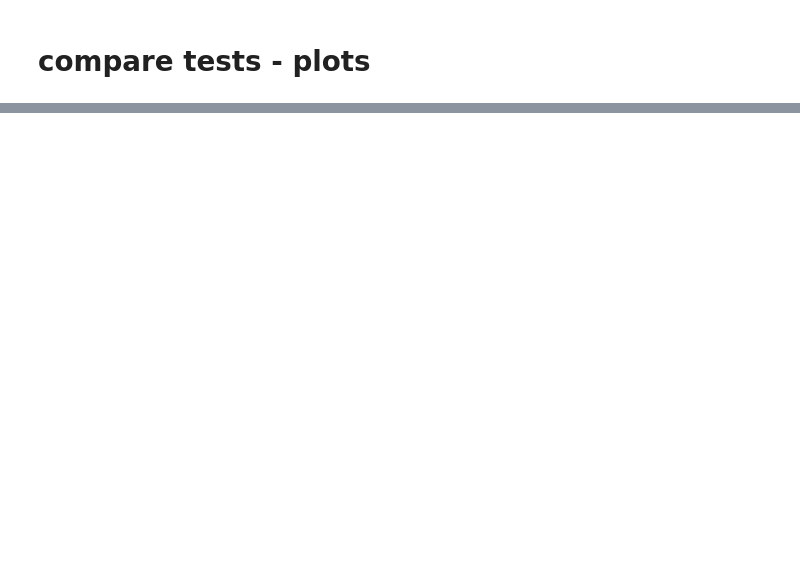
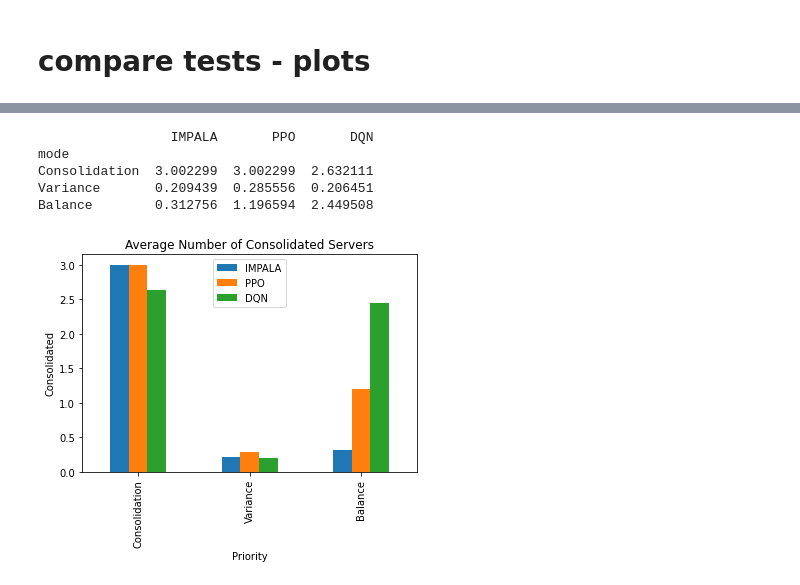
Before and after one commit to saeid93/smart-kube, a Jupyter notebook: experiments/analysis/analysis_test.ipynb, the cells around one changed output, grey strips where cells are left out. Saved outputs shown, nothing was run; the diff lists cells and outputs as text; code cells hidden in the pictures; blank space fills up the shorter version.

```diff
--- a/experiments/analysis/analysis_test.ipynb
+++ b/experiments/analysis/analysis_test.ipynb
@@ -1,6 +1,7 @@
 # %% [markdown]
 # Load the tests to compare
 # %%
+%matplotlib inline
 import os
 import sys
 import json
@@ -12,9 +13,9 @@ project_dir = globals()['_dh'][0]
 sys.path.append(os.path.normpath(os.path.join(project_dir, '..', '..')))
 
 from experiments.utils.constants import TESTS_RESULTS_PATH
-series = 1
+series = 13
 start_test = 0
-end_test = 3
+end_test = 12
 tests_ids = [i for i in range(start_test, end_test)]
 tests_names = [i for i in range(start_test, end_test)]
 
@@ -96,6 +98,9 @@ for test_id in range(start_test, end_test):
     reward_p_episodes_average = [episode['reward_p'].mean() for episode in tests[test_id]['episodes']]
     reward_p_test_average = sum(reward_p_episodes_average) / len(reward_p_episodes_average)
 
+    cv_episodes_average = [episode['cv'].mean() for episode in tests[test_id]['episodes']]
+    cv_test_average = sum(cv_episodes_average) / len(cv_episodes_average)
+
     reward_episodes_average = [episode['reward'].mean() for episode in tests[test_id]['episodes']]
     reward_test_average = sum(reward_episodes_average) / len(reward_episodes_average)
 
@@ -109,7 +114,8 @@ for test_id in range(start_test, end_test):
         'episode_length': tests[test_id]['info']['episode_length'],
         'num_episodes': tests[test_id]['info']['num_episodes'],
         'penalalty_consolidated': tests[test_id]['info']['penalty_consolidated'],
-        'num_consolidated_test_average': num_consolidated_test_average
+        'consolidated': num_consolidated_test_average,
+        'variance': cv_test_average
     })
 
 final_stats_df = pd.DataFrame(final_stats)
@@ -153,0 +146,3 @@ final_stats_df[
+# %%
+final_stats_df = final_stats_df.sort_values(by=['test_types', 'consolidated']).reset_index(drop=True)
+final_stats_df
@@ -157,0 +199,33 @@ final_stats_df[
+# %%
+num_algorithms  = 3
+# algorithms = ['IMPALA', 'PG', 'PPO', 'DQN']
+algorithms = ['IMPALA', 'PPO', 'DQN']
+# modes = ['Consolidation', 'Variance', 'Balance']
+# df_to_plot = pd.DataFrame([], columns=['mode', 'IMPALA', 'PG', 'PPO', 'DQN'])
+df_to_plot = pd.DataFrame([], columns=['mode', 'IMPALA', 'PPO', 'DQN'])
+for modulo, mode in zip(range(num_algorithms), modes):
+    mode_val = final_stats_df[
+        (final_stats_df.index % num_algorithms == modulo)][['consolidated', 'test_types']]
+    data = {'mode': [mode]}
+    for alg in algorithms:
+        value = mode_val[mode_val['test_types'] == alg]['consolidated'].tolist()[0]
+        data.update({alg: [value]})
+    selected = pd.DataFrame(data)
+    df_to_plot = df_to_plot.append(selected)
+df_to_plot.set_index('mode', inplace=True)
+print(df_to_plot)
+
+import matplotlib.pyplot as plt
+df_to_plot.plot(kind='bar')
+plt.title("Average Number of Consolidated Servers")
+plt.xlabel("Priority")
+plt.ylabel("Consolidated")
+# plt.legend(loc='center left', bbox_to_anchor=(1, 0.5))
+plt.savefig('test-p.pdf')
+# %% [output]
+                 IMPALA       PPO       DQN
+mode
+Consolidation  3.002299  3.002299  2.632111
+Variance       0.209439  0.285556  0.206451
+Balance        0.312756  1.196594  2.449508
+[figure, added]
```
Also changed, not shown: parts of 9 cells of this notebook, 9 other files.
